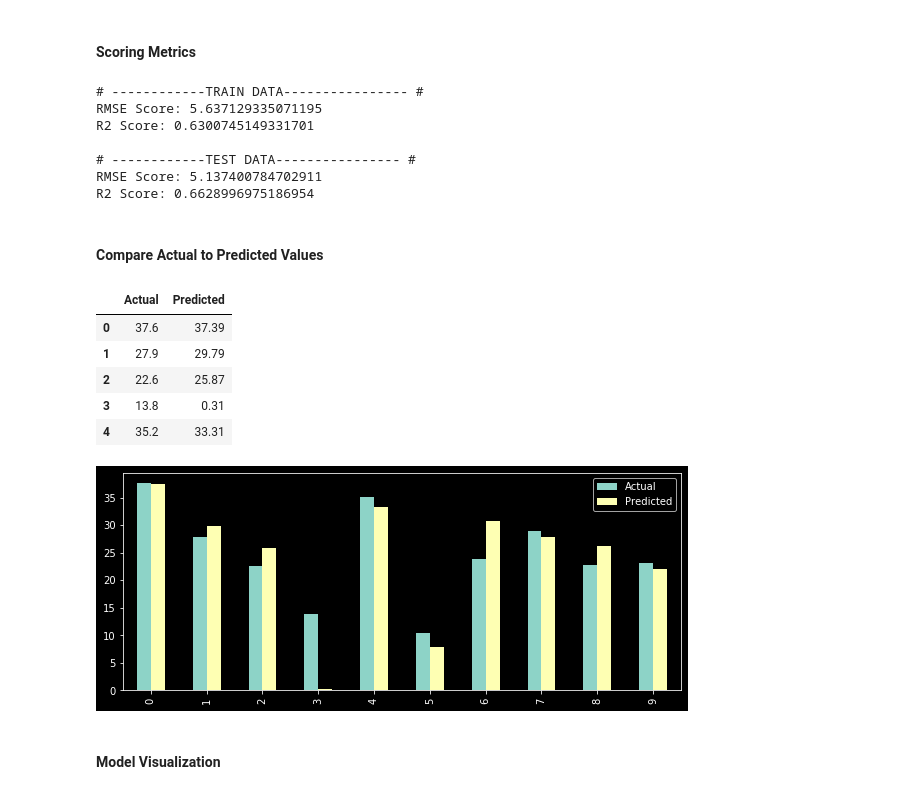
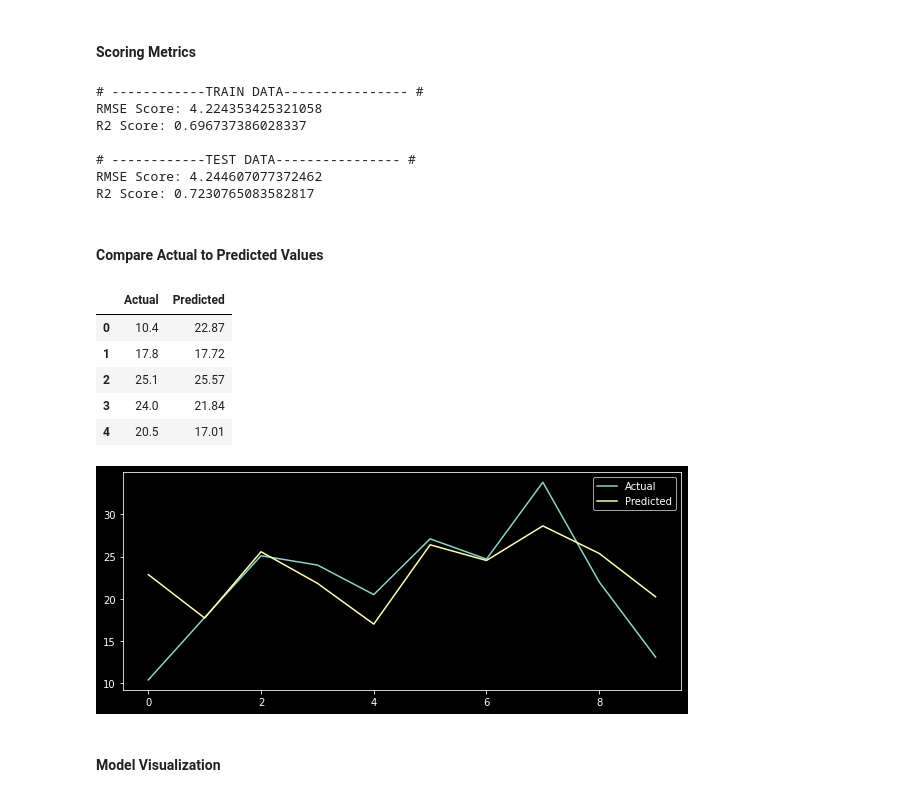
Before and after one commit to PrynsTag/Machine-Learning-Journey, a Jupyter notebook: 01 - Linear Regression/Linear Regression Exercise.ipynb, the cells around one changed output. Cells and saved outputs as stored; diff of their text form; code cells hidden in the pictures.

```diff
--- a/01 - Linear Regression/Linear Regression Exercise.ipynb
+++ b/01 - Linear Regression/Linear Regression Exercise.ipynb
@@ -105,0 +119,16 @@ dtype: int64
+# %%
+features = ["RM", "LSTAT", "MEDV"]
+before_removal = boston.shape[0]
+for feature in features:
+
+    feature_mean = boston[feature].mean()
+    cut_off = 3 * boston[feature].std()
+
+    min_ = feature_mean - cut_off
+    max_ = feature_mean + cut_off
+
+    boston = boston[boston[feature] >= min_]
+    boston = boston[boston[feature] <= max_]
+    print("Number of Remaining Observations: {} -> {}".format(feature, boston[feature].shape[0]))
+
+print("\nNumber of Identified Outliers: {}".format(before_removal - boston.shape[0]))
@@ -190,6 +242,6 @@ for i, col in enumerate(features):
 #### Data Splitting
 # %%
 X = boston[["RM", "LSTAT"]].values.reshape(-1, 2)
-Y = boston_dataset.target
+Y = boston["MEDV"]
 # %%
 X_train, X_test, y_train, y_test = train_test_split(X, Y, test_size=0.2, random_state=5)
@@ -196,3 +250,7 @@ X_train, X_test, y_train, y_test = train_test_split(X, Y, test_size=0.2, random_
+# %%
+sc = StandardScaler()
+X_train = sc.fit_transform(X_train)
+X_test = sc.transform(X_test)
 # %% [markdown]
 #### Model Traning
 # %%
@@ -218,28 +276,28 @@ print(f"RMSE Score: {rmse}")
 print(f"R2 Score: {r2_test}")
 # %% [output]
 # ------------TRAIN DATA---------------- #
-RMSE Score: 5.637129335071195
-R2 Score: 0.6300745149331701
+RMSE Score: 4.224353425321058
+R2 Score: 0.696737386028337
 
 # ------------TEST DATA---------------- #
-RMSE Score: 5.137400784702911
-R2 Score: 0.6628996975186954
+RMSE Score: 4.244607077372462
+R2 Score: 0.7230765083582817
 # %% [markdown]
 #### Compare Actual to Predicted Values
 # %%
-comparison = pd.DataFrame({"Actual": y_test, "Predicted": y_test_pred})
+comparison = pd.DataFrame({"Actual": y_test, "Predicted": y_test_pred}).reset_index(drop=True)
 comparison.head()
 # %% [output]
 |  | Actual | Predicted |
-| 0 | 37.6 | 37.39 |
-| 1 | 27.9 | 29.79 |
-| 2 | 22.6 | 25.87 |
-| 3 | 13.8 | 0.31 |
-| 4 | 35.2 | 33.31 |
+| 0 | 10.4 | 22.87 |
+| 1 | 17.8 | 17.72 |
+| 2 | 25.1 | 25.57 |
+| 3 | 24.0 | 21.84 |
+| 4 | 20.5 | 17.01 |
 # %%
-_ = comparison.head(10).plot(kind="bar", figsize=(10,4))
+_ = comparison.head(10).plot(kind="line", figsize=(10,4))
 # %% [output]
-[figure, old version]
+[figure, new version]
 # %% [markdown]
 #### Model Visualization
 # %%
```
Also changed, not shown: parts of 37 cells of this notebook.
